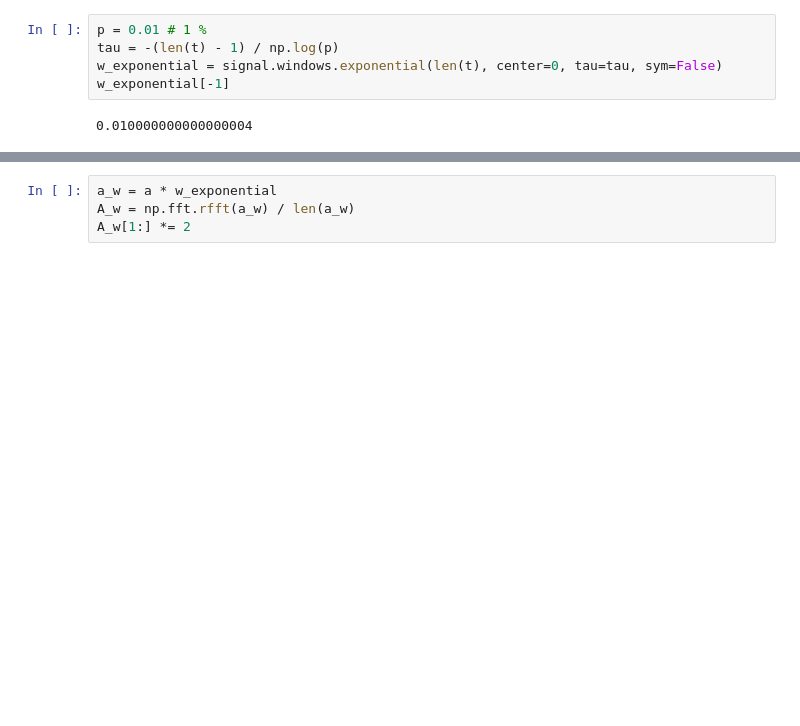
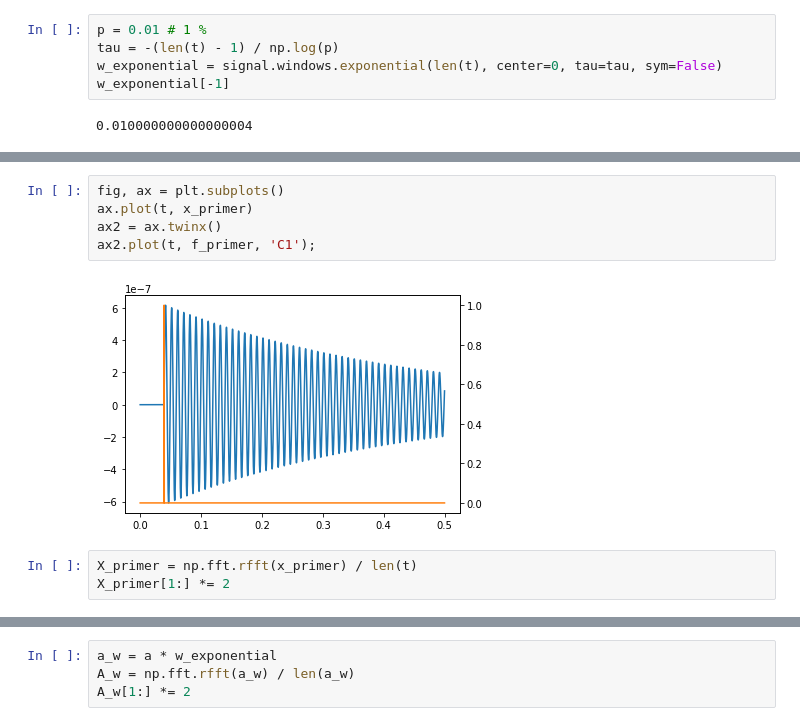
Before and after one commit to domengorjup/ps_lv, a Jupyter notebook: lv_book/notebooks/06 - LTI sistemi 2, prenosne funkcije.ipynb, the cells around one changed output, grey strips where cells are left out. Drawn from its saved outputs; the diff is of its cells as text; blank space fills up the shorter version.

```diff
--- a/lv_book/notebooks/06 - LTI sistemi 2, prenosne funkcije.ipynb
+++ b/lv_book/notebooks/06 - LTI sistemi 2, prenosne funkcije.ipynb
@@ -334,0 +348,10 @@ w_exponential[-1]
+# %%
+fig, ax = plt.subplots()
+ax.plot(t, x_primer)
+ax2 = ax.twinx()
+ax2.plot(t, f_primer, 'C1');
+# %% [output]
+[figure, added]
+# %%
+X_primer = np.fft.rfft(x_primer) / len(t)
+X_primer[1:] *= 2
```
Also changed, not shown: parts of 26 cells of this notebook.
